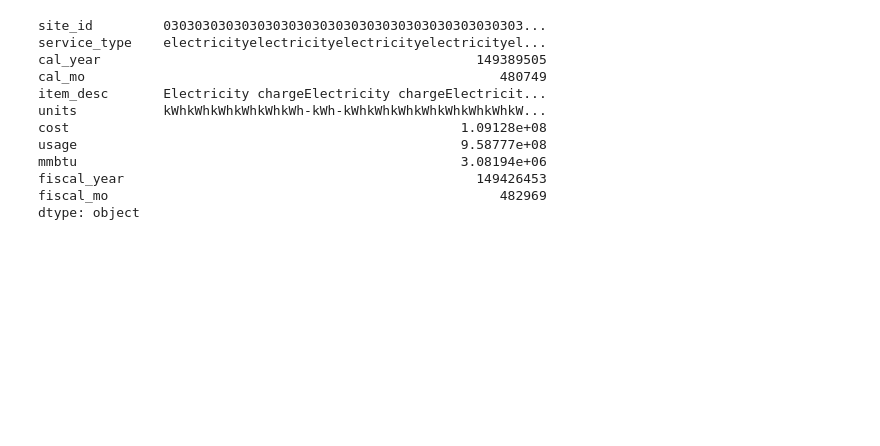
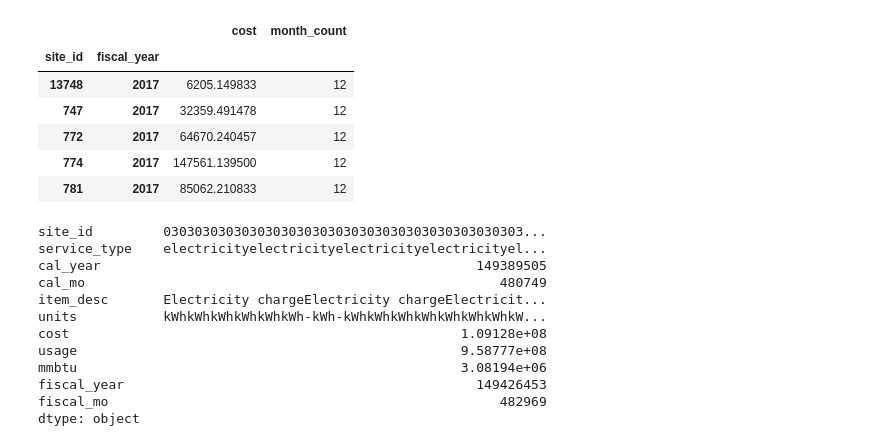
Before and after one commit to alanmitchell/fnsb-benchmark, a Jupyter notebook: graph_prep.ipynb, the cells around one changed output. Cells and saved outputs as stored; diff of their text form; code cells hidden in the pictures; blank space fills up the shorter version.

```diff
--- a/graph_prep.ipynb
+++ b/graph_prep.ipynb
@@ -28,3 +47,13 @@ df.head()
+# %%
+df2.query('month_count==12').head()
+# %% [output]
+|  |  | cost | month_count |
+| site_id | fiscal_year |  |  |
+| 13748 | 2017 | 6205.149833 | 12 |
+| 747 | 2017 | 32359.491478 | 12 |
+| 772 | 2017 | 64670.240457 | 12 |
+| 774 | 2017 | 147561.139500 | 12 |
+| 781 | 2017 | 85062.210833 | 12 |
 # %%
 df.sum()
 # %% [output]
```
Also changed, not shown: parts of 2 cells of this notebook, 1 other file.
